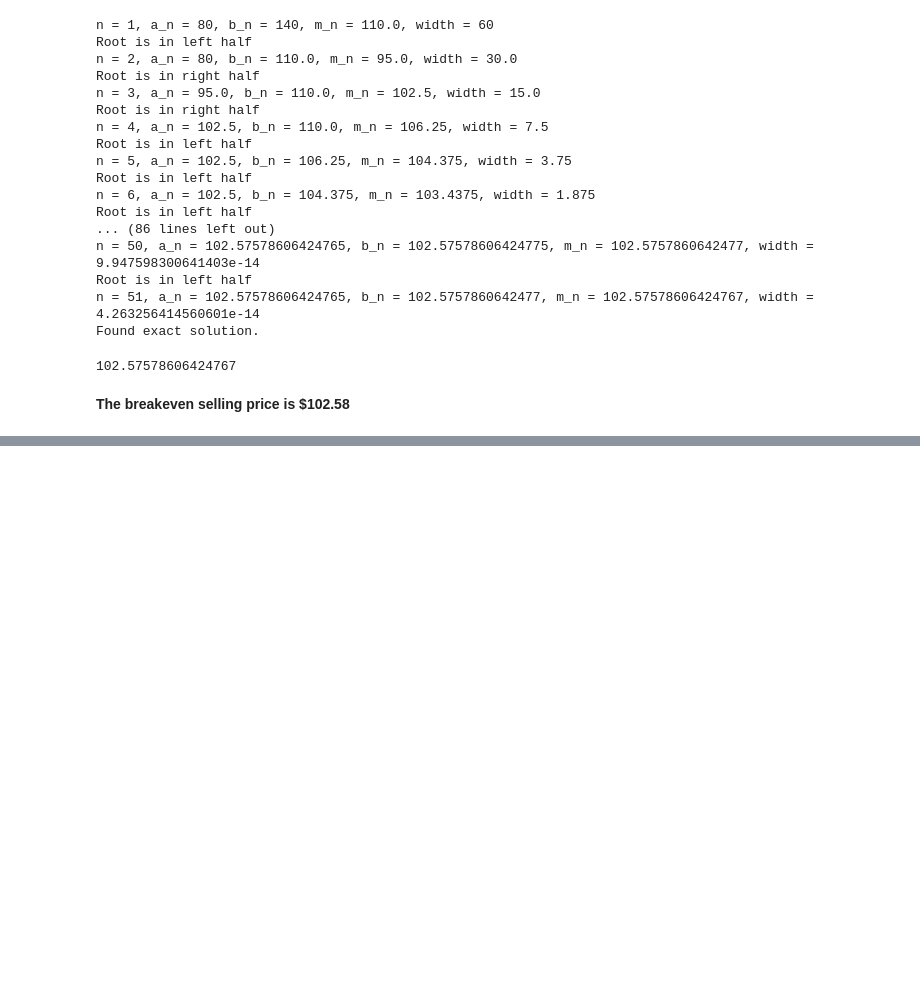
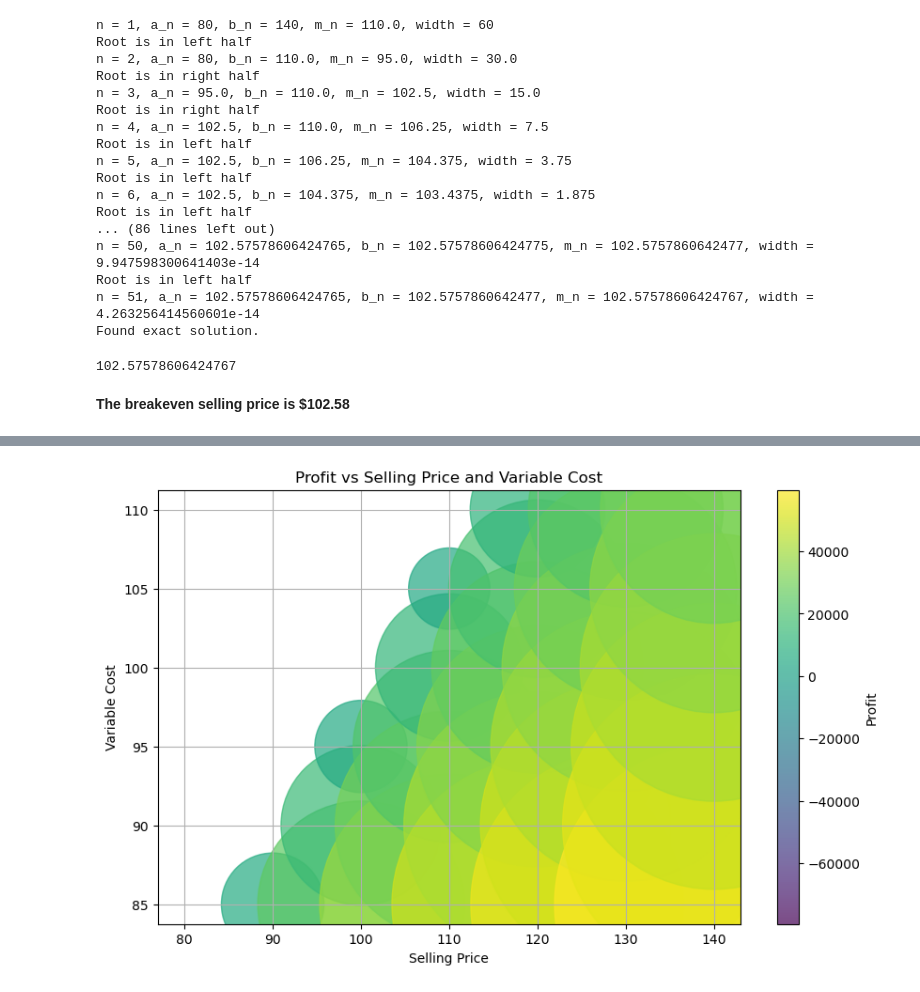
Before and after one commit to Rhedhead0621/whatif, a Jupyter notebook: notebooks/hw2_Analysis1_Hojdila.ipynb, the cells around one changed output, grey strips where cells are left out. Drawn from its saved outputs; the diff is of its cells as text; code cells hidden in the pictures; blank space fills up the shorter version.

Commit message:
Update hw2_Analysis1_Hojdila.ipynb
Finished the second 1-way data table

```diff
--- a/notebooks/hw2_Analysis1_Hojdila.ipynb
+++ b/notebooks/hw2_Analysis1_Hojdila.ipynb
@@ -37,6 +37,11 @@ class SingleProductSPF(Model):
         """Compute profit"""
         profit = (self.demand() * self.selling_price) - (self.demand() * self.var_cost) - self.fixed_cost
         return profit
+
+    def total_cost(self):
+        """Computer total cost"""
+        total_cost = (self.demand() * self.var_cost) - self.fixed_cost
+        return total_cost
 # %%
 # Create a dictionary of base input values
 
@@ -269,0 +281,11 @@ Found exact solution.
+# %%
+# Specify input ranges for scenarios (dictionary)
+dt_param_ranges = {'selling_price': np.arange(80, 141, 10),
+                  'var_cost': np.arange(85, 111, 5)}
+
+# Specify desired outputs (list)
+outputs = ['profit', 'total_cost']
+
+# Use data_table function to create dataframe
+mt_dt2_df = data_table(model_test, dt_param_ranges, outputs)
+mt_dt2_df
@@ -269,0 +310,12 @@ Found exact solution.
+# %%
+# Scatter plot - negatives caused an error
+plt.figure(figsize=(10, 6))
+plt.scatter(mt_dt2_df['selling_price'], mt_dt2_df['var_cost'], s=mt_dt2_df['profit'], c=mt_dt2_df['profit'], cmap='viridis', alpha=0.7)
+plt.colorbar(label='Profit')
+plt.xlabel('Selling Price')
+plt.ylabel('Variable Cost')
+plt.title('Profit vs Selling Price and Variable Cost')
+plt.grid(True)
+plt.show()
+# %% [output]
+[figure, added]
```
Also changed, not shown: parts of 15 cells of this notebook.
